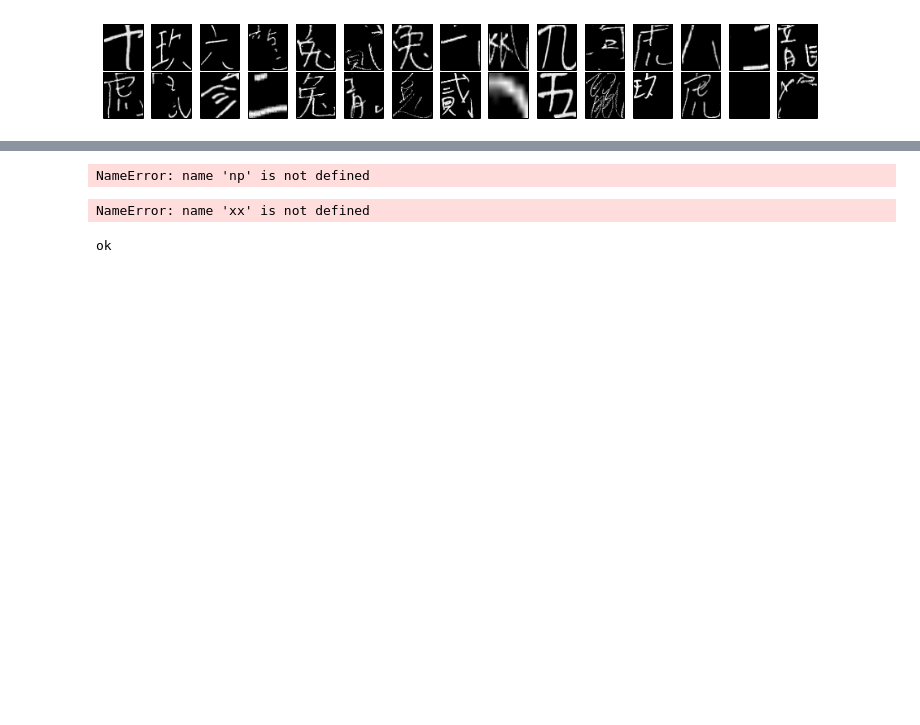
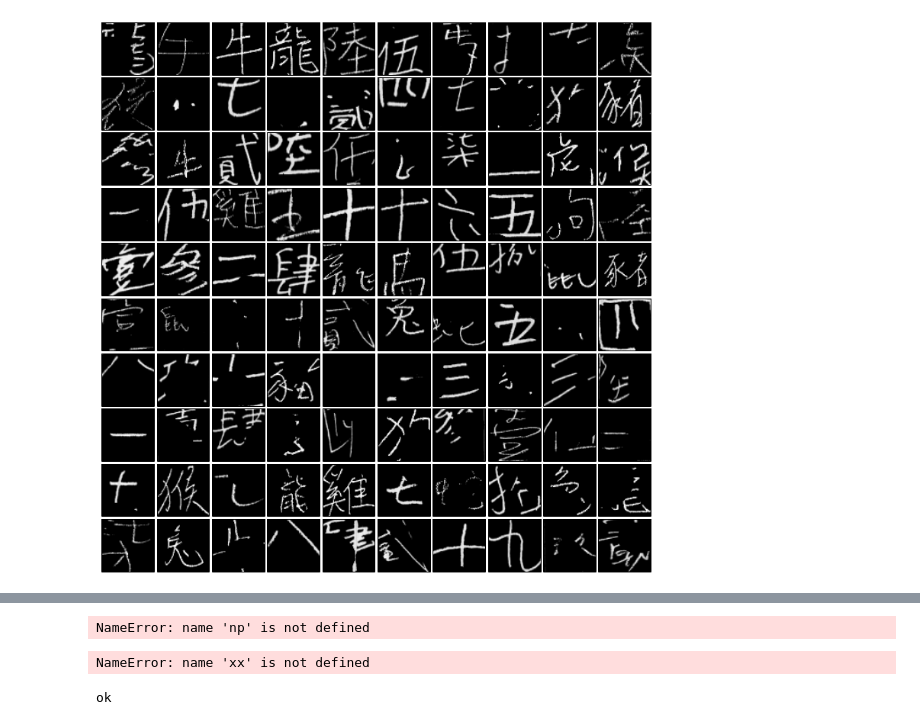
Before and after one commit to chanhou/NTUML_Final, a Jupyter notebook: final_project_preprocessing_attemp.ipynb, the cells around one changed output, grey strips where cells are left out. Drawn from its saved outputs; the diff is of its cells as text; code cells hidden in the pictures; blank space fills up the shorter version.

```diff
--- a/final_project_preprocessing_attemp.ipynb
+++ b/final_project_preprocessing_attemp.ipynb
@@ -182,19 +224,20 @@ WARNING: pylab import has clobbered these variables: ['e']
 # %%
 # for index in range(len(imageArray)):
 # 	plt.subplots(nrows=1, ncols=1)
 # 	plt.imshow(imageArray[index], cmap=cm.gray)
 
 # copied from notebook 02_sklearn_data.ipynb
-fig = plt.figure(figsize=(10, 10))  # figure size in inches
+fig = plt.figure(figsize=(10,10))  # figure size in inches
 fig.subplots_adjust(left=0, right=1, bottom=0, top=1, hspace=0.05, wspace=0.05)
 
 # plot the digits: each image is 122x105 pixels
-for index in range(len(imageArray)):
-    ax = fig.add_subplot(15, 15, index + 1, xticks=[], yticks=[])
+# for index in range(len(imageArray)):
+for index in range(100):
+    ax = fig.add_subplot(10, 10, index + 1, xticks=[], yticks=[])
     #     ax.imshow(X_train[i,:].todense().reshape(122,105), cmap=plt.cm.binary)
     ax.imshow(imageArray[index], cmap=cm.gray)
 # %% [output]
-[figure, old version]
+[figure, new version]
 # %%
 # for index in range(len(imageArray)):
 # 	plt.subplots(nrows=1, ncols=1)
```
Also changed, not shown: parts of 3 cells of this notebook.
